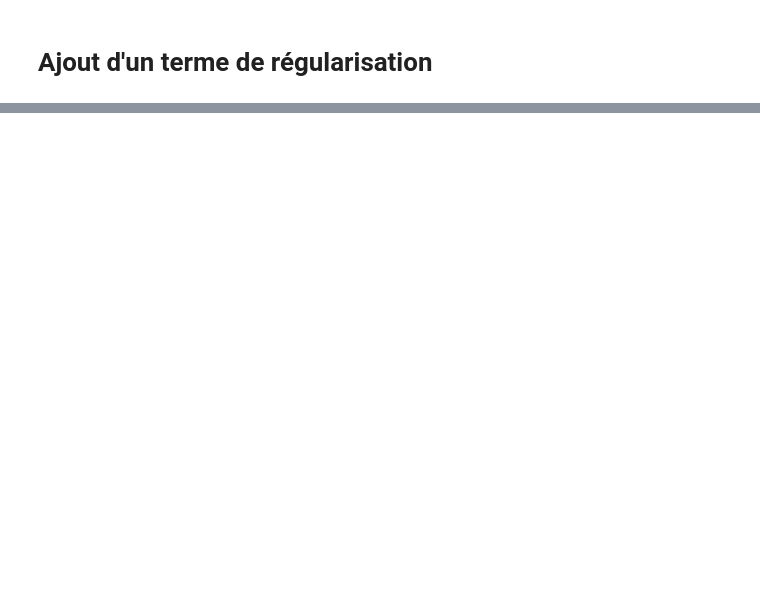
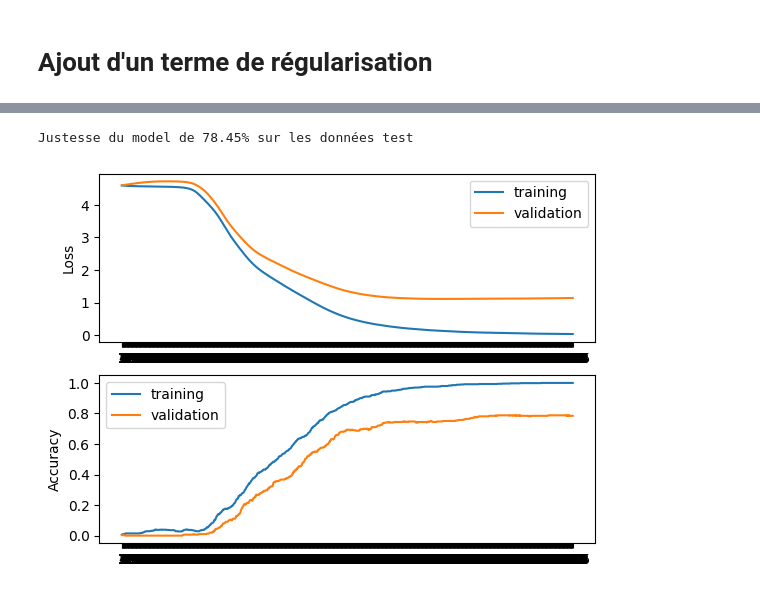
Before and after one commit to Alexandre-Leclercq/technique_apprentissage_projet, a Jupyter notebook: notebook/MLP_PyTorch.ipynb, the cells around one changed output, grey strips where cells are left out. Saved outputs shown, nothing was run; the diff lists cells and outputs as text; code cells hidden in the pictures; blank space fills up the shorter version.

```diff
--- a/notebook/MLP_PyTorch.ipynb
+++ b/notebook/MLP_PyTorch.ipynb
@@ -180,0 +192,32 @@ plot_training(loss_train, accuracy_train, loss_test, accuracy_test)
+# %%
+lr_choices = [1e-3, 5e-2, 1e-2, 5e-1, 1e-1]
+reg_choices = [1e-2, 1e-3, 1e-4, 1e-5, 1e-6, 1e-7, 1e-8]
+K = 5
+kf = KFold(n_splits=K, shuffle=True)
+
+best_accu = -1
+best_params = None
+accuracy_historic = np.zeros((len(lr_choices), len(reg_choices)))
+
+for i, lr in enumerate(lr_choices):
+    for j, reg in enumerate(reg_choices):
+        print("testing parameters: learning_rate = {:.0e},    regularization = {:.0e}".format(lr, reg))
+        params = (lr, reg)
+        val_accu = 0
+
+        for k, (k_train_indice, k_val_indice) in enumerate(kf.split(X_train)):
+            reset_model_params(model)
+            optimizer = torch.optim.SGD(model.parameters(), lr=lr, momentum=0.5, weight_decay=reg)
+            curves = training_MLP(
+                X_train[k_train_indice], t_train[k_train_indice], X_train[k_val_indice], t_train[k_val_indice],
+                loss_function, optimizer, num_epochs=1000)
+            _, _, _, accuracy_validation = curves
+            print('K = {}, accuracy: {:.3f}'.format(k, accuracy_validation[-1]))
+            val_accu += accuracy_validation[-1]
+
+        val_accu = val_accu / K
+        accuracy_historic[i][j] = val_accu
+        if val_accu > best_accu:
+            print('Best val accuracy: {:.3f} | lr: {:.0e} | l2_reg: {:.0e}'.format(val_accu, lr, reg))
+            best_accu = val_accu
+            best_params = params
@@ -180,0 +246,6 @@ plot_training(loss_train, accuracy_train, loss_test, accuracy_test)
+# %%
+reset_model_params(model)
+optimizer = torch.optim.SGD(model.parameters(), lr=best_params[0], momentum=0.5, weight_decay=best_params[1])
+loss_train, accuracy_train, loss_test, accuracy_test = training_MLP(
+    X_train, t_train, X_test, t_test,
+    loss_function, optimizer, num_epochs=2000, verbose=True)
@@ -180,0 +270,8 @@ plot_training(loss_train, accuracy_train, loss_test, accuracy_test)
+# %%
+print("Justesse du model de {:.2f}% sur les données test".format(accuracy_test[-1]*100))
+# %% [output]
+Justesse du model de 78.45% sur les données test
+# %%
+plot_training(loss_train, accuracy_train, loss_test, accuracy_test)
+# %% [output]
+[figure, added]
```
Also changed, not shown: parts of 14 cells of this notebook, 1 other file.
